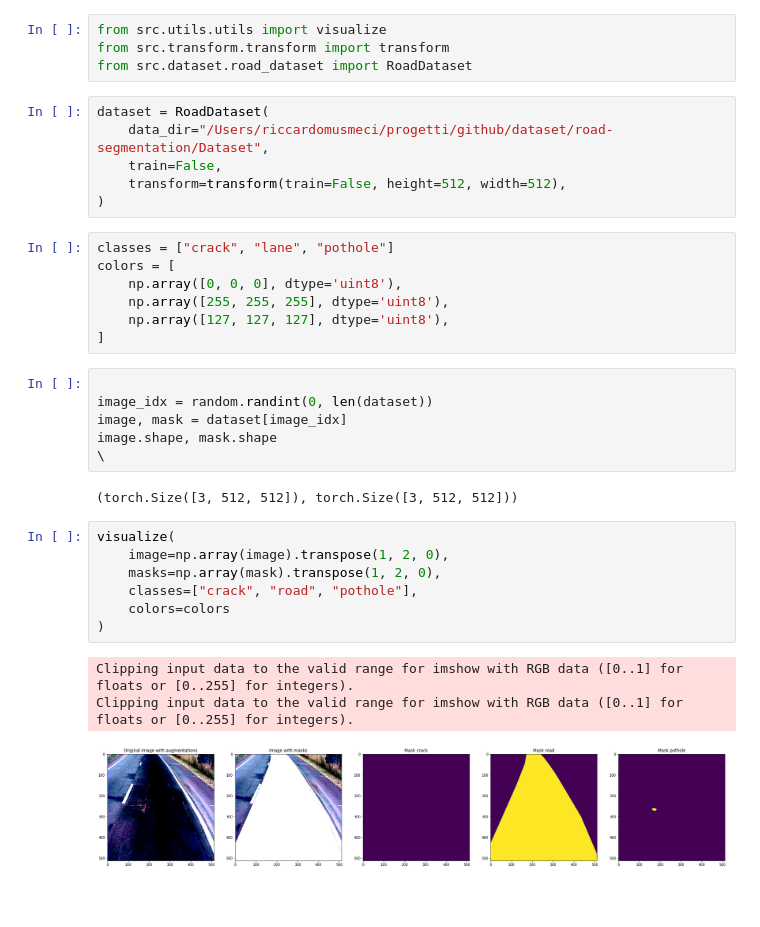
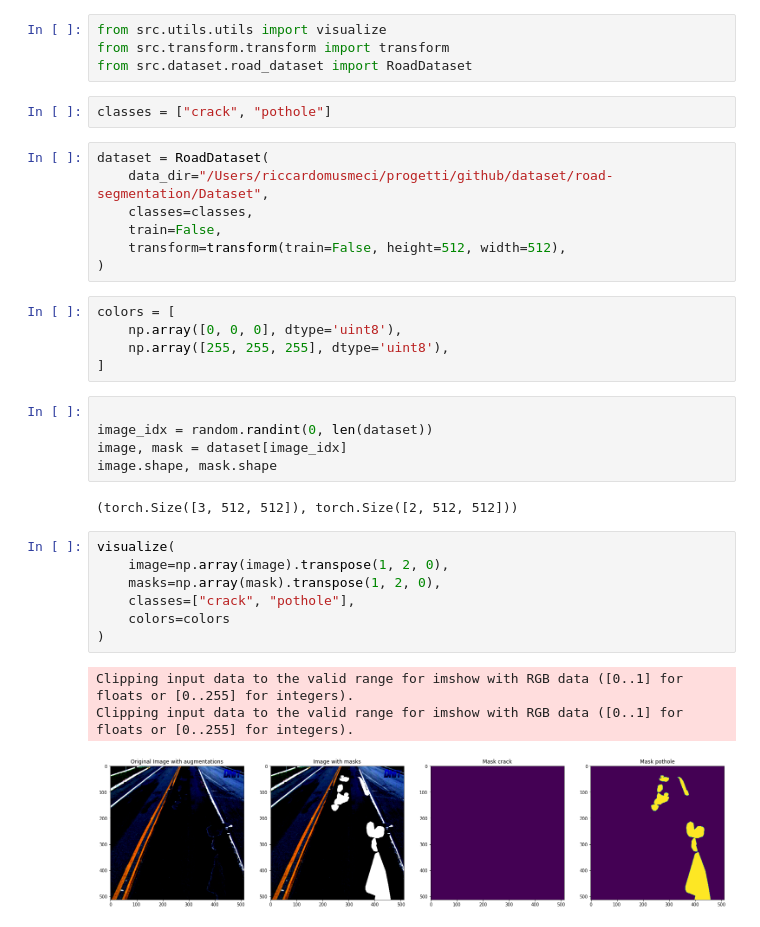
Before and after one commit to riccardomusmeci/tosem, a Jupyter notebook: notebooks/visualize_dataset.ipynb, the cells around one changed output. Saved outputs shown, nothing was run; the diff lists cells and outputs as text; blank space fills up the shorter version.

```diff
--- a/notebooks/visualize_dataset.ipynb
+++ b/notebooks/visualize_dataset.ipynb
@@ -9,35 +9,35 @@ sys.path.append("../")
 from src.utils.utils import visualize
 from src.transform.transform import transform
 from src.dataset.road_dataset import RoadDataset
+# %%
+classes = ["crack", "pothole"]
 # %%
 dataset = RoadDataset(
     data_dir="/Users/riccardomusmeci/progetti/github/dataset/road-segmentation/Dataset",
+    classes=classes,
     train=False,
     transform=transform(train=False, height=512, width=512),
 )
 # %%
-classes = ["crack", "lane", "pothole"]
 colors = [
     np.array([0, 0, 0], dtype='uint8'),
     np.array([255, 255, 255], dtype='uint8'),
-    np.array([127, 127, 127], dtype='uint8'),
 ]
 # %%
 
 image_idx = random.randint(0, len(dataset))
 image, mask = dataset[image_idx]
 image.shape, mask.shape
-\
 # %% [output]
-(torch.Size([3, 512, 512]), torch.Size([3, 512, 512]))
+(torch.Size([3, 512, 512]), torch.Size([2, 512, 512]))
 # %%
 visualize(
     image=np.array(image).transpose(1, 2, 0),
     masks=np.array(mask).transpose(1, 2, 0),
-    classes=["crack", "road", "pothole"],
+    classes=["crack", "pothole"],
     colors=colors
 )
 # %% [output]
 Clipping input data to the valid range for imshow with RGB data ([0..1] for floats or [0..255] for integers).
 Clipping input data to the valid range for imshow with RGB data ([0..1] for floats or [0..255] for integers).
-[figure, old version]
+[figure, new version]
```
Also changed, not shown: 18 other files.
